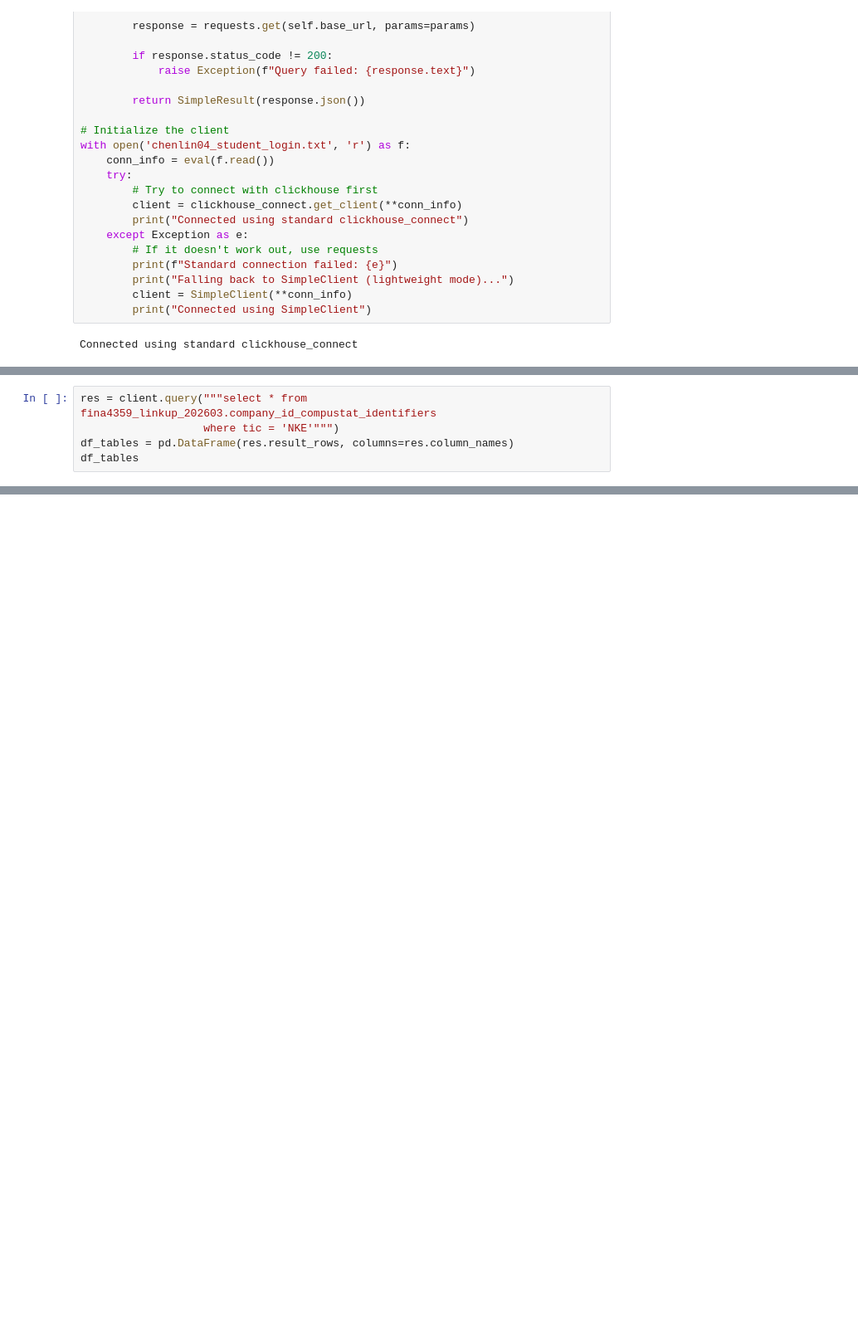
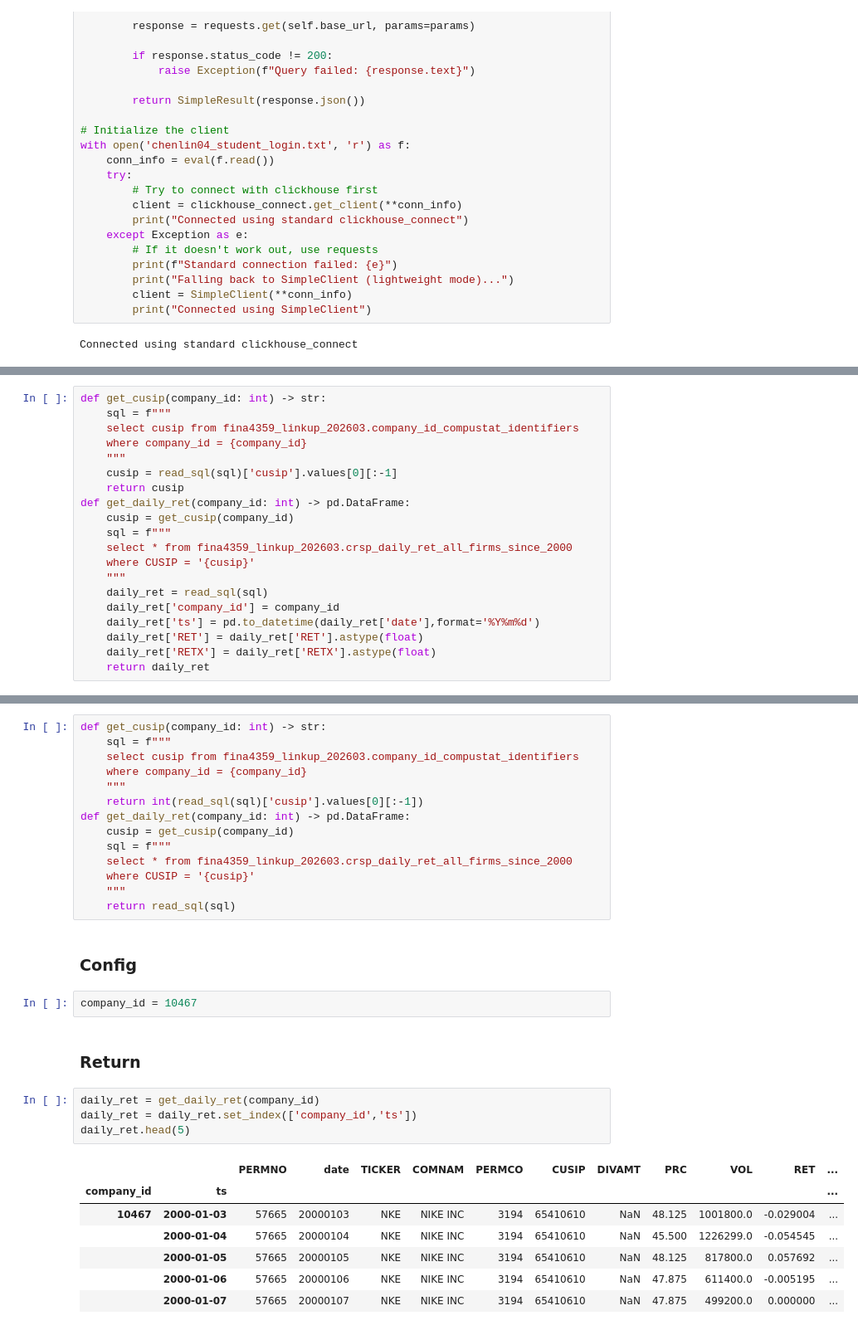
Before and after one commit to kcf1/fina4359-quant-trading, a Jupyter notebook: final/linkup_play.ipynb, the cells around one changed output, grey strips where cells are left out. Shown at 83% size. Saved outputs shown, nothing was run; the diff lists cells and outputs as text; blank space fills up the shorter version.

```diff
--- a/final/linkup_play.ipynb
+++ b/final/linkup_play.ipynb
@@ -89,5 +58,0 @@ df_tables[]
-# %%
-res = client.query("""select * from fina4359_linkup_202603.company_id_compustat_identifiers
-                   where tic = 'NKE'""")
-df_tables = pd.DataFrame(res.result_rows, columns=res.column_names)
-df_tables
@@ -271,0 +81,20 @@ DatabaseError: Received ClickHouse exception, code: 47, server response: Code: 4
+# %%
+def get_cusip(company_id: int) -> str:
+    sql = f"""
+    select cusip from fina4359_linkup_202603.company_id_compustat_identifiers
+    where company_id = {company_id}
+    """
+    cusip = read_sql(sql)['cusip'].values[0][:-1]
+    return cusip
+def get_daily_ret(company_id: int) -> pd.DataFrame:
+    cusip = get_cusip(company_id)
+    sql = f"""
+    select * from fina4359_linkup_202603.crsp_daily_ret_all_firms_since_2000
+    where CUSIP = '{cusip}'
+    """
+    daily_ret = read_sql(sql)
+    daily_ret['company_id'] = company_id
+    daily_ret['ts'] = pd.to_datetime(daily_ret['date'],format='%Y%m%d')
+    daily_ret['RET'] = daily_ret['RET'].astype(float)
+    daily_ret['RETX'] = daily_ret['RETX'].astype(float)
+    return daily_ret
@@ -271,0 +315,32 @@ DatabaseError: Received ClickHouse exception, code: 47, server response: Code: 4
+# %%
+def get_cusip(company_id: int) -> str:
+    sql = f"""
+    select cusip from fina4359_linkup_202603.company_id_compustat_identifiers
+    where company_id = {company_id}
+    """
+    return int(read_sql(sql)['cusip'].values[0][:-1])
+def get_daily_ret(company_id: int) -> pd.DataFrame:
+    cusip = get_cusip(company_id)
+    sql = f"""
+    select * from fina4359_linkup_202603.crsp_daily_ret_all_firms_since_2000
+    where CUSIP = '{cusip}'
+    """
+    return read_sql(sql)
+# %% [markdown]
+### Config
+# %%
+company_id = 10467
+# %% [markdown]
+### Return
+# %%
+daily_ret = get_daily_ret(company_id)
+daily_ret = daily_ret.set_index(['company_id','ts'])
+daily_ret.head(5)
+# %% [output]
+|  |  | PERMNO | date | TICKER | COMNAM | PERMCO | CUSIP | DIVAMT | PRC | VOL | RET | ... |
+| company_id | ts |  |  |  |  |  |  |  |  |  |  | ... |
+| 10467 | 2000-01-03 | 57665 | 20000103 | NKE | NIKE INC | 3194 | 65410610 | NaN | 48.125 | 1001800.0 | -0.029004 | ... |
+|  | 2000-01-04 | 57665 | 20000104 | NKE | NIKE INC | 3194 | 65410610 | NaN | 45.500 | 1226299.0 | -0.054545 | ... |
+|  | 2000-01-05 | 57665 | 20000105 | NKE | NIKE INC | 3194 | 65410610 | NaN | 48.125 | 817800.0 | 0.057692 | ... |
+|  | 2000-01-06 | 57665 | 20000106 | NKE | NIKE INC | 3194 | 65410610 | NaN | 47.875 | 611400.0 | -0.005195 | ... |
+|  | 2000-01-07 | 57665 | 20000107 | NKE | NIKE INC | 3194 | 65410610 | NaN | 47.875 | 499200.0 | 0.000000 | ... |
```
Also changed, not shown: parts of 42 cells of this notebook, 1 other file.
